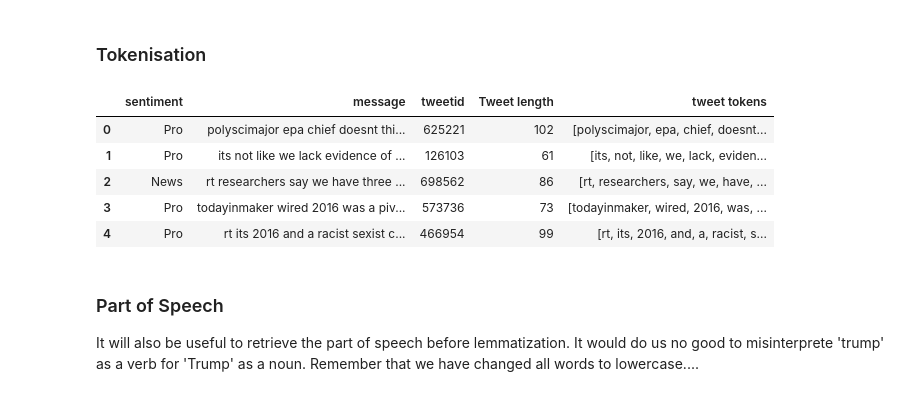
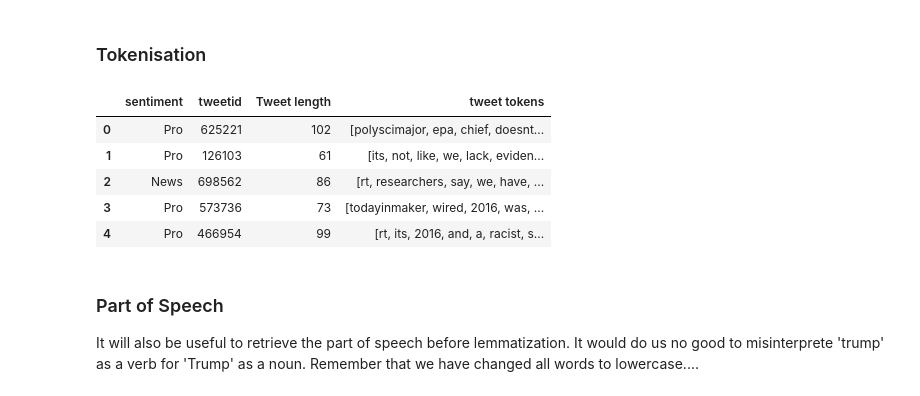
Before and after one commit to SamWachira/TeamNM6-2201ACDS_NM6, a Jupyter notebook: Notebook/TeamNM6-2201ACDS_notebook.ipynb, the cells around one changed output. Cells and saved outputs as stored; diff of their text form; code cells hidden in the pictures.

```diff
--- a/Notebook/TeamNM6-2201ACDS_notebook.ipynb
+++ b/Notebook/TeamNM6-2201ACDS_notebook.ipynb
@@ -381,7 +395,8 @@ Also, we will need to clean hash characters (not hashtags); @ too...
 #This block of code conducts further cleaning. We will be employing
 #Regex for this task
 
-for i in range (len(train['message'])):
-    train['message'][i]=re.sub(r"(@[A-Za-z0-9_]+)|[^\w\s]|http\S+","",train['message'][i])
+for i in range(len(train['message'])):
+    train['message'][i] = re.sub(r"(@[A-Za-z0-9_]+)|[^\w\s]|http\S+", "",
+                                 train['message'][i])
 train.head()
 # %% [output]
@@ -433,18 +444,18 @@ In order to get the best out of hashtags (the necessity of hashtags in this proj
 # %%
 tokeniser = TreebankWordTokenizer()
 train['tweet tokens'] = train['message'].apply(tokeniser.tokenize)
 
 #we drop the message column
-#train.drop(['message'], axis=1, inplace=True)
+train.drop(['message'], axis=1, inplace=True)
 
 train.head()
 # %% [output]
-|  | sentiment | message | tweetid | Tweet length | tweet tokens |
-| 0 | Pro | polyscimajor epa chief doesnt thi... | 625221 | 102 | [polyscimajor, epa, chief, doesnt... |
-| 1 | Pro | its not like we lack evidence of ... | 126103 | 61 | [its, not, like, we, lack, eviden... |
-| 2 | News | rt researchers say we have three ... | 698562 | 86 | [rt, researchers, say, we, have, ... |
-| 3 | Pro | todayinmaker wired 2016 was a piv... | 573736 | 73 | [todayinmaker, wired, 2016, was, ... |
-| 4 | Pro | rt its 2016 and a racist sexist c... | 466954 | 99 | [rt, its, 2016, and, a, racist, s... |
+|  | sentiment | tweetid | Tweet length | tweet tokens |
+| 0 | Pro | 625221 | 102 | [polyscimajor, epa, chief, doesnt... |
+| 1 | Pro | 126103 | 61 | [its, not, like, we, lack, eviden... |
+| 2 | News | 698562 | 86 | [rt, researchers, say, we, have, ... |
+| 3 | Pro | 573736 | 73 | [todayinmaker, wired, 2016, was, ... |
+| 4 | Pro | 466954 | 99 | [rt, its, 2016, and, a, racist, s... |
 # %% [markdown]
 ### Part of Speech
 It will also be useful to retrieve the part of speech before lemmatization. It would do us no good to misinterprete 'trump' as a verb for 'Trump' as a noun. Remember that we have changed all words to lowercase....
```
Also changed, not shown: parts of 67 cells of this notebook.
